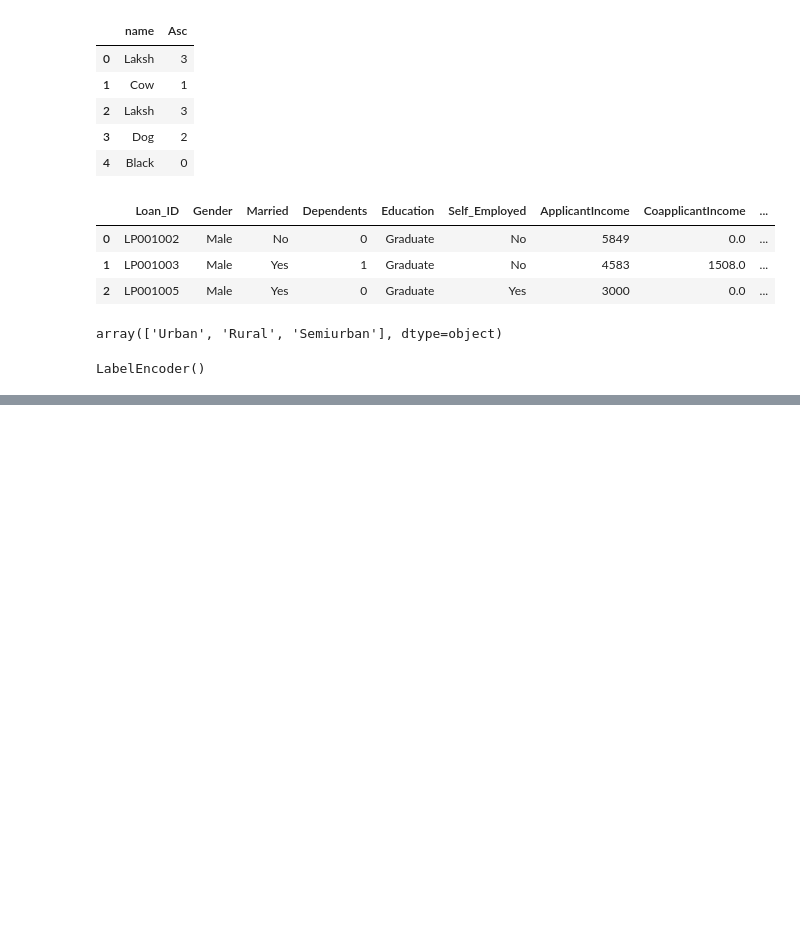
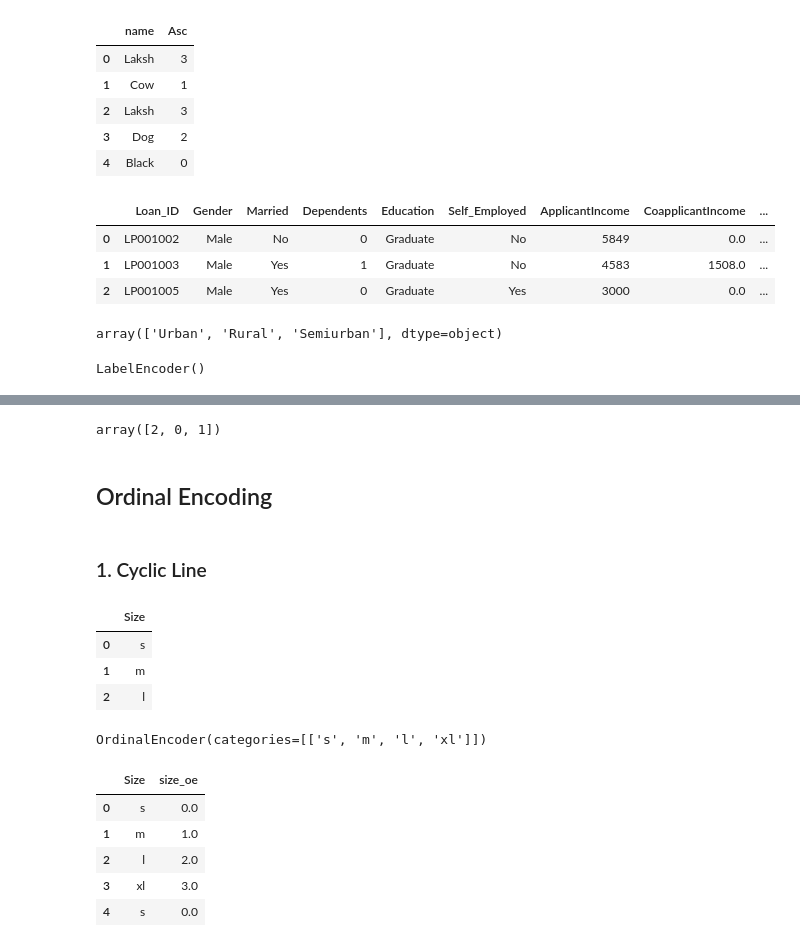
Before and after one commit to lukhi-laksh/Machine-Learning, a Jupyter notebook: Data Preprocessing/preprocessing.ipynb, the cells around one changed output, grey strips where cells are left out. Cells and saved outputs as stored; diff of their text form; code cells hidden in the pictures; blank space fills up the shorter version.

```diff
--- a/Data Preprocessing/preprocessing.ipynb
+++ b/Data Preprocessing/preprocessing.ipynb
@@ -415,0 +430,7 @@ label_test['Property_Area'] = le.transform(label_test['Property_Area'])
+# %%
+# array(['Urban', 'Rural', 'Semiurban'], dtype=object) that convers in number in asc oders.
+label_test['Property_Area'].unique()
+# %% [output]
+array([2, 0, 1])
+# %% [markdown]
+## Ordinal Encoding
@@ -415,0 +441,12 @@ label_test['Property_Area'] = le.transform(label_test['Property_Area'])
+# %% [markdown]
+### 1. Cyclic Line
+# %%
+# first we just make simple dataset for better understanding then we just apply on real or large dataset
+
+df = pd.DataFrame({"Size":['s', 'm','l', 'xl', 's', 'm', 'l', 's', 's', 'l', 'xl', 'm']})
+df.head(3)
+# %% [output]
+|  | Size |
+| 0 | s |
+| 1 | m |
+| 2 | l |
@@ -415,0 +457,5 @@ label_test['Property_Area'] = le.transform(label_test['Property_Area'])
+# %%
+oe = OrdinalEncoder(categories = ord_data)
+oe.fit(df[["Size"]])
+# %% [output]
+OrdinalEncoder(categories=[['s', 'm', 'l', 'xl']])
@@ -415,0 +464,9 @@ label_test['Property_Area'] = le.transform(label_test['Property_Area'])
+# %%
+df.head()
+# %% [output]
+|  | Size | size_oe |
+| 0 | s | 0.0 |
+| 1 | m | 1.0 |
+| 2 | l | 2.0 |
+| 3 | xl | 3.0 |
+| 4 | s | 0.0 |
```
Also changed, not shown: parts of 15 cells of this notebook.
